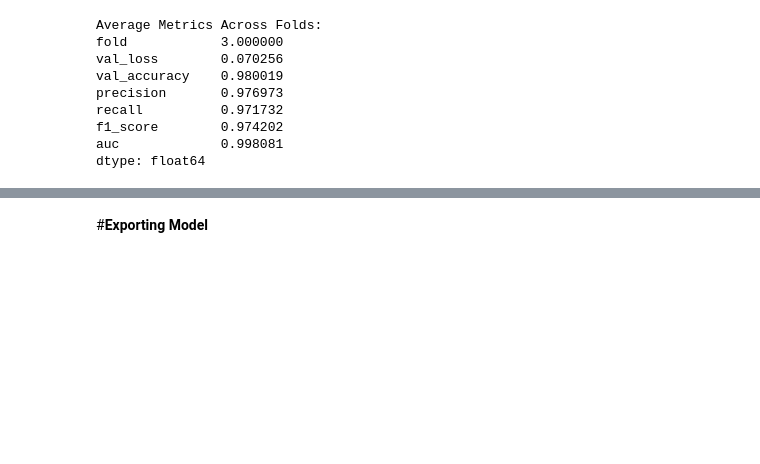
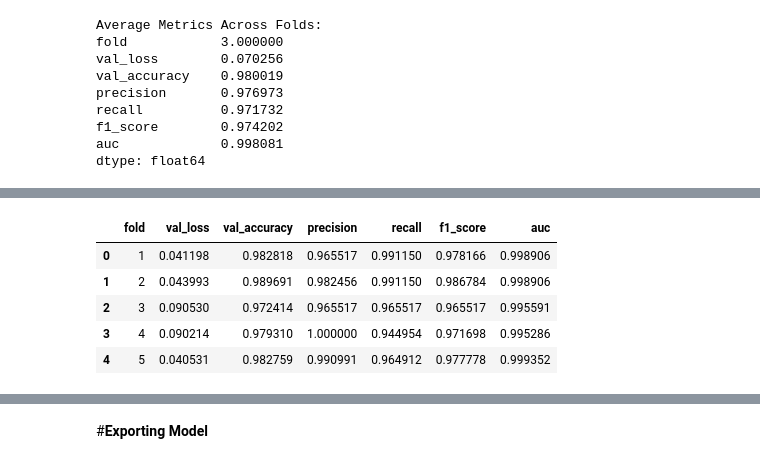
Before and after one commit to shahwaiz-9/Deep-Learning, a Jupyter notebook: Research_Paper.ipynb, the cells around one changed output, grey strips where cells are left out. Cells and saved outputs as stored; diff of their text form; code cells hidden in the pictures; blank space fills up the shorter version.

```diff
--- a/Research_Paper.ipynb
+++ b/Research_Paper.ipynb
@@ -1230,0 +1310,93 @@ dtype: float64
+# %%
+NUM_FOLDS_VIT = 5
+KFOLD_EPOCHS_VIT = 4  # Number of epochs per fold
+PATIENCE_VIT = 3       # Early stopping patience
+
+kf_vit = KFold(n_splits=NUM_FOLDS_VIT, shuffle=True, random_state=42)
+
+all_fold_metrics_vit = []
+
+print(f"\nStarting {NUM_FOLDS_VIT}-Fold Cross-Validation for ViT-Only Model with Early Stopping...")
+
+for fold, (train_index, val_index) in enumerate(kf_vit.split(combined_df)):
+    print(f"\n--- Fold {fold+1}/{NUM_FOLDS_VIT} (ViT-Only) ---")
+
+    # Split data for current fold
+    fold_train_df = combined_df.iloc[train_index].reset_index(drop=True)
+    fold_val_df = combined_df.iloc[val_index].reset_index(drop=True)
+
+    # Create datasets and dataloaders for the current fold (using original dataset as it's multimodal-compatible)
+    fold_train_dataset = KeratoconusDataset(dataframe=fold_train_df, tabular_cols=tabular_columns, label_col='label')
+    fold_val_dataset = KeratoconusDataset(dataframe=fold_val_df, tabular_cols=tabular_columns, label_col='label')
+
+    fold_train_loader = DataLoader(fold_train_dataset, batch_size=BATCH_SIZE, shuffle=True)
+    fold_val_loader = DataLoader(fold_val_dataset, batch_size=BATCH_SIZE, shuffle=False)
+
+    # Initialize a new ViT-only model for each fold
+    model_vit_only = KeratoconusVitOnlyNet(num_classes=2).to(device)
+    optimizer_vit_only = optim.AdamW([
+        {'params': model_vit_only.vit.parameters(), 'lr': 1e-5},
+        {'params': model_vit_only.classifier.parameters(), 'lr': 1e-3}
+    ], weight_decay=0.01)
+    criterion_vit_only = nn.CrossEntropyLoss()
+
+    best_val_loss_vit = float('inf')
+    epochs_no_improve_vit = 0
+
+    best_model_state_vit = None
+    best_epoch_vit = 0
+
+    for epoch in range(KFOLD_EPOCHS_VIT):
+        print(f"    Epoch {epoch+1}/{KFOLD_EPOCHS_VIT} for Fold {fold+1} (ViT-Only)...")
+        train_loss_vit, train_acc_vit = train_epoch_vit_only(model_vit_only, fold_train_loader, criterion_vit_only, optimizer_vit_only, device)
+        val_loss_vit, val_acc_vit, _, _, _ = evaluate_model_vit_only(model_vit_only, fold_val_loader, criterion_vit_only, device)
+
+        print(f"      [Train] Loss: {train_loss_vit:.4f} | Acc: {train_acc_vit*100:.2f}% | [Val] Loss: {val_loss_vit:.4f} | Acc: {val_acc_vit*100:.2f}%")
+
+        # Early stopping logic
+        if val_loss_vit < best_val_loss_vit:
+            best_val_loss_vit = val_loss_vit
+            epochs_no_improve_vit = 0
+            best_model_state_vit = model_vit_only.state_dict() # Save best model state
+            best_epoch_vit = epoch + 1
+        else:
+            epochs_no_improve_vit += 1
+            if epochs_no_improve_vit == PATIENCE_VIT:
+                print(f"    Early stopping triggered at epoch {epoch+1} (best epoch {best_epoch_vit}).")
+                break
+
+    # Load best model state for final evaluation of the fold
+    if best_model_state_vit:
+        model_vit_only.load_state_dict(best_model_state_vit)
+
+    # Evaluate the best model on the validation set for this fold
+    final_val_loss_vit, final_val_acc_vit, final_labels_vit, final_preds_vit, final_probs_vit = evaluate_model_vit_only(model_vit_only, fold_val_loader, criterion_vit_only, device)
+
+    precision_vit = precision_score(final_labels_vit, final_preds_vit)
+    recall_vit = recall_score(final_labels_vit, final_preds_vit)
+    f1_vit = f1_score(final_labels_vit, final_preds_vit)
+    auc_vit = roc_auc_score(final_labels_vit, final_probs_vit)
+
+    fold_metrics_vit = {
+        'fold': fold + 1,
+        'val_loss': final_val_loss_vit,
+        'val_accuracy': final_val_acc_vit,
+        'precision': precision_vit,
+        'recall': recall_vit,
+        'f1_score': f1_vit,
+        'auc': auc_vit
+    }
+    all_fold_metrics_vit.append(fold_metrics_vit)
+
+    print(f"  Fold {fold+1} ViT-Only Metrics - Loss: {final_val_loss_vit:.4f}, Acc: {final_val_acc_vit*100:.2f}%, P: {precision_vit:.4f}, R: {recall_vit:.4f}, F1: {f1_vit:.4f}, AUC: {auc_vit:.4f}")
+
+print("\n--- ViT-Only Cross-Validation Complete ---")
+
+# Summarize results across all folds
+metrics_df_vit = pd.DataFrame(all_fold_metrics_vit)
+print("\nIndividual Fold Metrics (ViT-Only):")
+display(metrics_df_vit)
+
+print("\nAverage Metrics Across Folds (ViT-Only):")
+print(metrics_df_vit.mean(numeric_only=True))
+# %% [output]
@@ -1230,0 +1463,6 @@ dtype: float64
+|  | fold | val_loss | val_accuracy | precision | recall | f1_score | auc |
+| 0 | 1 | 0.041198 | 0.982818 | 0.965517 | 0.991150 | 0.978166 | 0.998906 |
+| 1 | 2 | 0.043993 | 0.989691 | 0.982456 | 0.991150 | 0.986784 | 0.998906 |
+| 2 | 3 | 0.090530 | 0.972414 | 0.965517 | 0.965517 | 0.965517 | 0.995591 |
+| 3 | 4 | 0.090214 | 0.979310 | 1.000000 | 0.944954 | 0.971698 | 0.995286 |
+| 4 | 5 | 0.040531 | 0.982759 | 0.990991 | 0.964912 | 0.977778 | 0.999352 |
```
Also changed, not shown: parts of 8 cells of this notebook.
